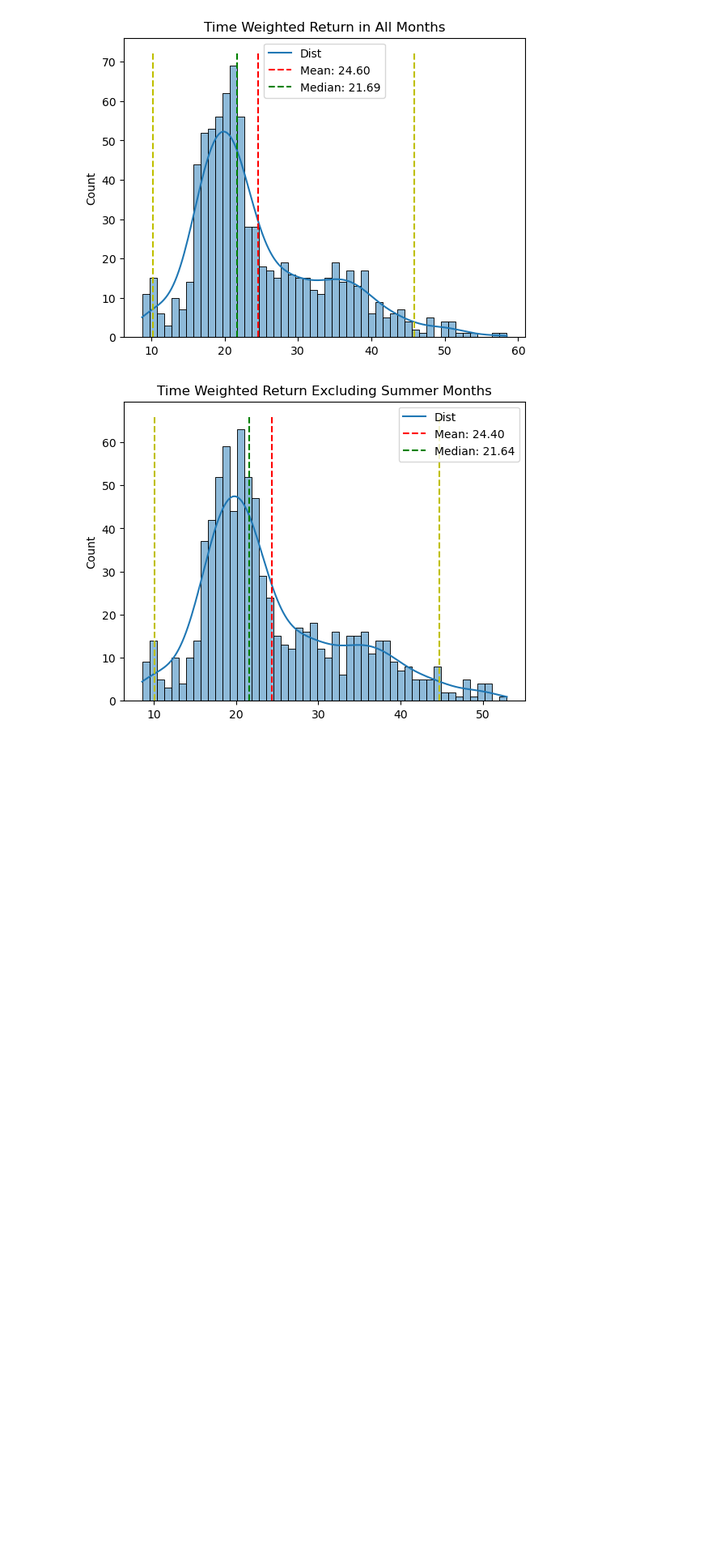
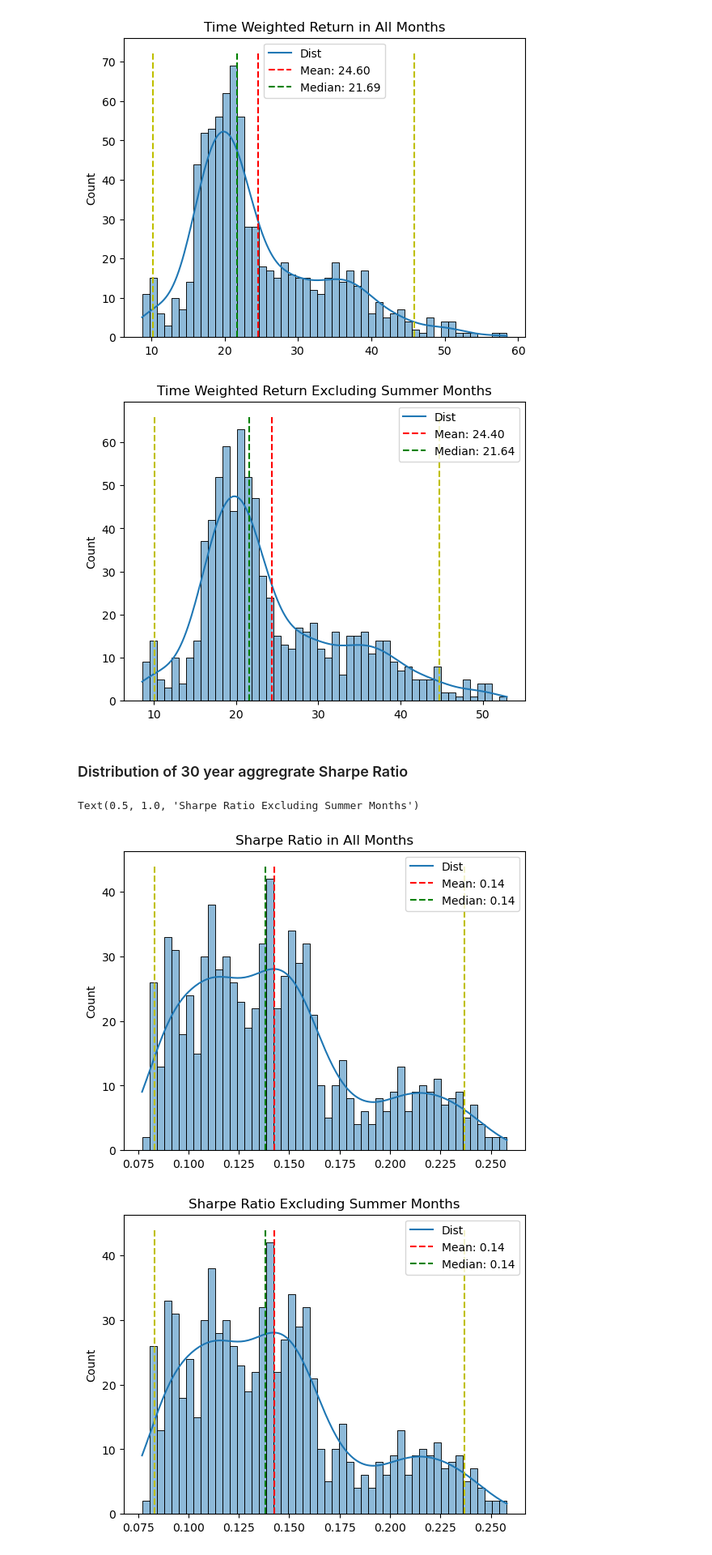
Before and after one commit to Priyagha/Portfolio_Returns, a Jupyter notebook: Monte_Carlo_Fama.ipynb, the cells around one changed output. Shown at 81% size. Cells and saved outputs as stored; diff of their text form; code cells hidden in the pictures; blank space fills up the shorter version.

Commit message:
Added Distribution plot of 30 year aggregate sharpe ratio

```diff
--- a/Monte_Carlo_Fama.ipynb
+++ b/Monte_Carlo_Fama.ipynb
@@ -79,3 +79,14 @@ ax.set_title('Time Weighted Return Excluding Summer Months')
 Text(0.5, 1.0, 'Time Weighted Return Excluding Summer Months')
 [figure]
 [figure]
+# %% [markdown]
+### Distribution of 30 year aggregrate Sharpe Ratio
+# %%
+fig, ax = pr.visualization(all[:,2])
+ax.set_title('Sharpe Ratio in All Months')
+fig, ax = pr.visualization(ex_summer[:,2])
+ax.set_title('Sharpe Ratio Excluding Summer Months')
+# %% [output]
+Text(0.5, 1.0, 'Sharpe Ratio Excluding Summer Months')
+[figure, added]
+[figure, added]
```
